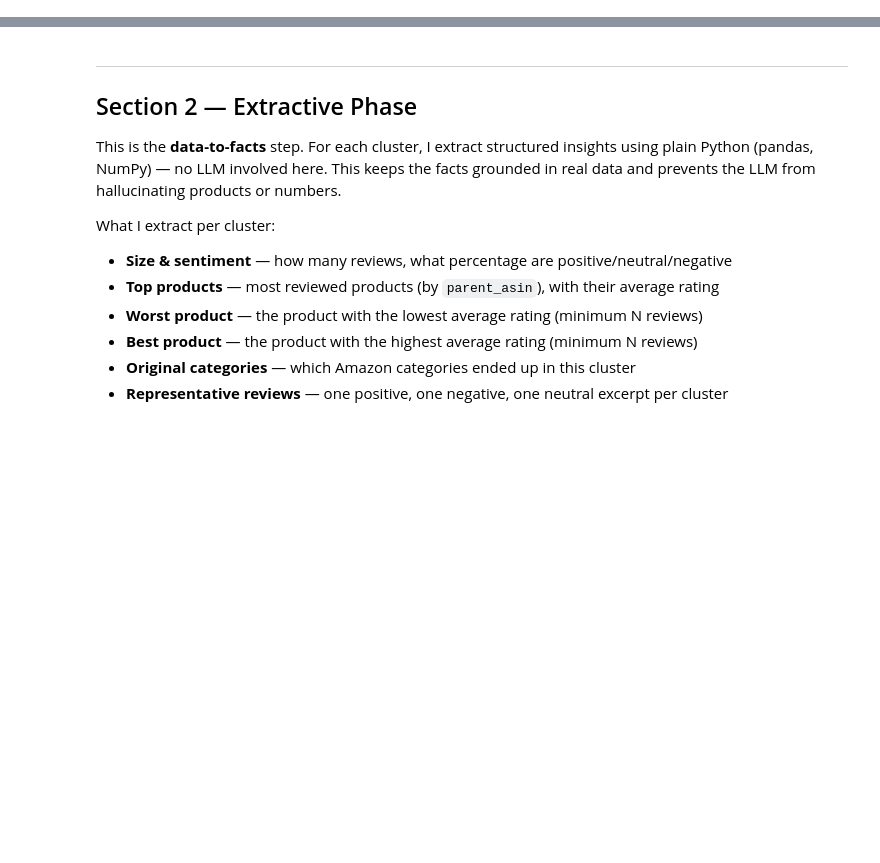
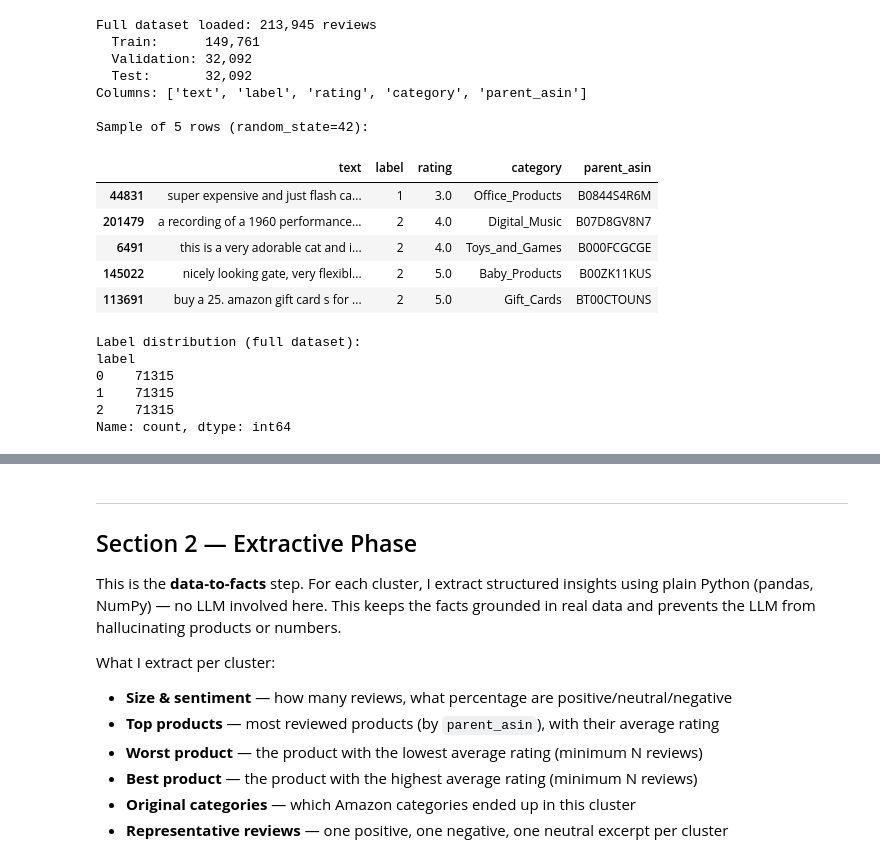
Before and after one commit to Sebastianlopez-dev/NLP-Business-Case-Automated-Customers-Reviews, a Jupyter notebook: notebook_05_review_summarisation.ipynb, the cells around one changed output, grey strips where cells are left out. Cells and saved outputs as stored; diff of their text form; code cells hidden in the pictures; blank space fills up the shorter version.

```diff
--- a/notebook_05_review_summarisation.ipynb
+++ b/notebook_05_review_summarisation.ipynb
@@ -235,19 +278,49 @@ print(f'\u2705 cluster_profiles.json: {len(profiles["clusters"])} clusters with
 # %%
-# ── 1.1  Load test split from N01 Arrow dataset ──────────────────────
+# ── 1.1  Load full dataset from N01 Arrow dataset ─────────────────────
 # N01 saved a DatasetDict with keys 'train', 'validation', 'test'.
-# I only load the test split — it is the right size for generating summaries.
-# Expected output: Dataset with ~60-75K reviews (15% of balanced total).
+# I load ALL three splits to get accurate per-cluster statistics.
+# Using only the test split would distort sentiment distributions because
+# N01 stratified the test split for balanced label proportions (~33/33/33).
+# Expected output: DataFrame with ~220K reviews (70/15/15 split).
 
-dataset = load_from_disk(DATASET_DIR)   # Reloads the DatasetDict saved by N01
-test_dataset = dataset["test"]         # Only the test split
-df_test = test_dataset.to_pandas()     # Convert to DataFrame for easier analysis
+dataset = load_from_disk(DATASET_DIR)  # Reloads the DatasetDict saved by N01
 
-print(f"Test split loaded: {len(df_test):,} reviews")
-print(f"Columns: {list(df_test.columns)}")
+# Load each split and concatenate in order: train → validation → test
+# This order matches how N04 wrote clusters.csv (train+val+test concatenated)
+df_train = dataset["train"].to_pandas()
+df_val   = dataset["validation"].to_pandas()
+df_test  = dataset["test"].to_pandas()
+df_full  = pd.concat([df_train, df_val, df_test], ignore_index=True)
+
+print(f"Full dataset loaded: {len(df_full):,} reviews")
+print(f"  Train:      {len(df_train):,}")
+print(f"  Validation: {len(df_val):,}")
+print(f"  Test:       {len(df_test):,}")
+print(f"Columns: {list(df_full.columns)}")
 print(f"\nSample of 5 rows (random_state={RANDOM_SEED}):")
-display(df_test.sample(5, random_state=RANDOM_SEED))
-print(f"\nLabel distribution:")
-print(df_test["label"].value_counts().sort_index())
+display(df_full.sample(5, random_state=RANDOM_SEED))
+print(f"\nLabel distribution (full dataset):")
+print(df_full["label"].value_counts().sort_index())
+# %% [output]
+Full dataset loaded: 213,945 reviews
+  Train:      149,761
+  Validation: 32,092
+  Test:       32,092
+Columns: ['text', 'label', 'rating', 'category', 'parent_asin']
+
+Sample of 5 rows (random_state=42):
+|  | text | label | rating | category | parent_asin |
+| 44831 | super expensive and just flash ca... | 1 | 3.0 | Office_Products | B0844S4R6M |
+| 201479 | a recording of a 1960 performance... | 2 | 4.0 | Digital_Music | B07D8GV8N7 |
+| 6491 | this is a very adorable cat and i... | 2 | 4.0 | Toys_and_Games | B000FCGCGE |
+| 145022 | nicely looking gate, very flexibl... | 2 | 5.0 | Baby_Products | B00ZK11KUS |
+| 113691 | buy a 25. amazon gift card s for ... | 2 | 5.0 | Gift_Cards | BT00CTOUNS |
+Label distribution (full dataset):
+label
+0    71315
+1    71315
+2    71315
+Name: count, dtype: int64
 # %%
 # ── 1.2  Load cluster assignments and profiles from N04 ────────────────
 # clusters.csv maps each review to a cluster ID (0…k-1).
```
Also changed, not shown: parts of 39 cells of this notebook, 1 other file.
